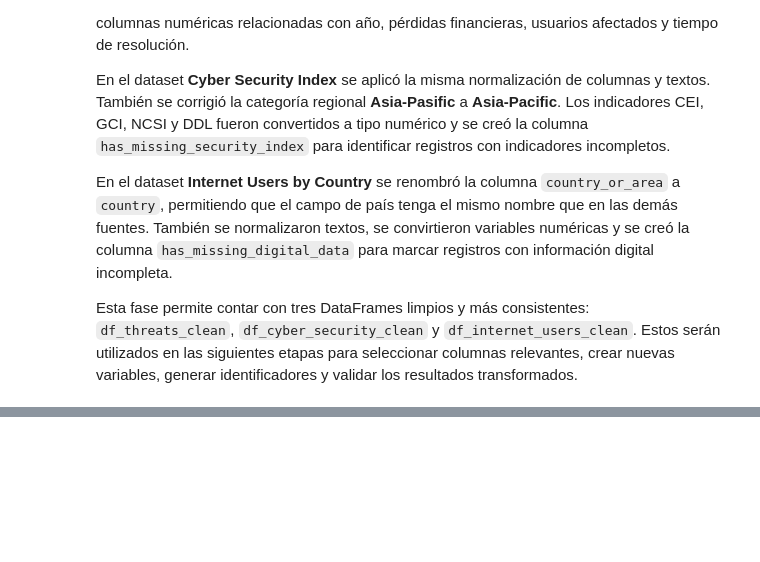
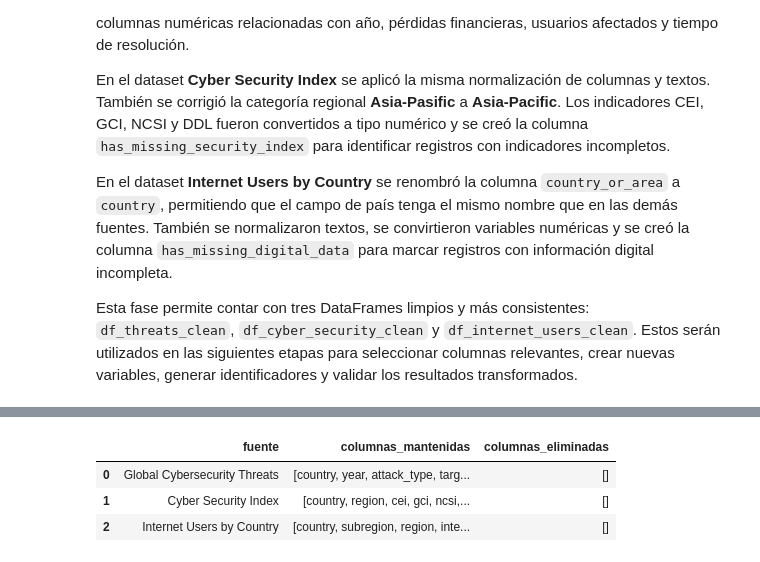
Before and after one commit to PJSA0127/Practica_G9, a Jupyter notebook: transformG9.ipynb, the cells around one changed output, grey strips where cells are left out. Saved outputs shown, nothing was run; the diff lists cells and outputs as text; code cells hidden in the pictures; blank space fills up the shorter version.

```diff
--- a/transformG9.ipynb
+++ b/transformG9.ipynb
@@ -937,0 +1002,32 @@ Esta fase permite contar con tres DataFrames limpios y más consistentes: `df_th
+# %%
+def obtener_columnas_eliminadas(df_original, columnas_mantenidas):
+    """
+    Retorna las columnas que no fueron seleccionadas para el DataFrame final.
+    """
+    return [col for col in df_original.columns if col not in columnas_mantenidas]
+
+
+seleccion_columnas = pd.DataFrame({
+    "fuente": [
+        "Global Cybersecurity Threats",
+        "Cyber Security Index",
+        "Internet Users by Country"
+    ],
+    "columnas_mantenidas": [
+        columnas_threats,
+        columnas_cyber_security,
+        columnas_internet_users
+    ],
+    "columnas_eliminadas": [
+        obtener_columnas_eliminadas(df_threats_clean, columnas_threats),
+        obtener_columnas_eliminadas(df_cyber_security_clean, columnas_cyber_security),
+        obtener_columnas_eliminadas(df_internet_users_clean, columnas_internet_users)
+    ]
+})
+
+seleccion_columnas
+# %% [output]
+|  | fuente | columnas_mantenidas | columnas_eliminadas |
+| 0 | Global Cybersecurity Threats | [country, year, attack_type, targ... | [] |
+| 1 | Cyber Security Index | [country, region, cei, gci, ncsi,... | [] |
+| 2 | Internet Users by Country | [country, subregion, region, inte... | [] |
```
Also changed, not shown: parts of 11 cells of this notebook.
